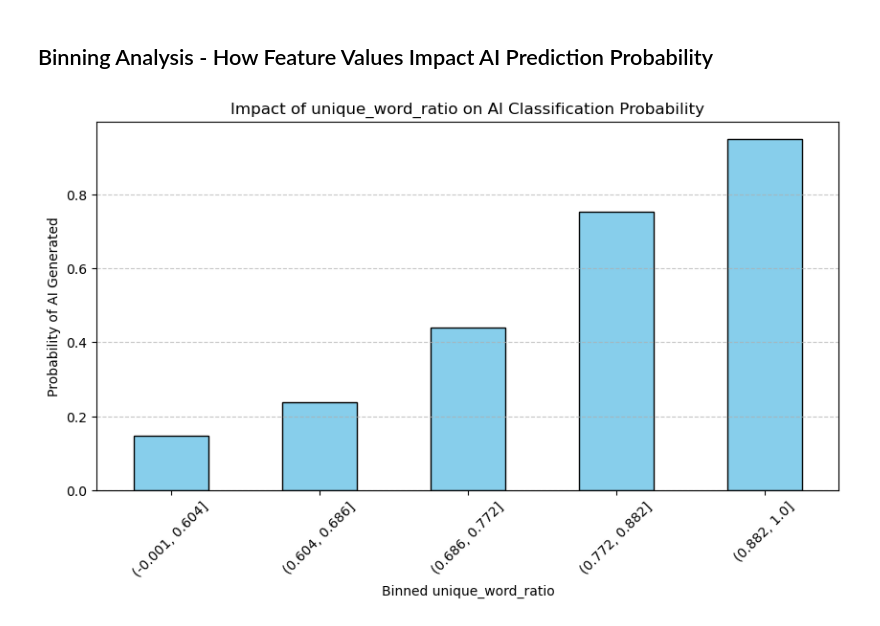
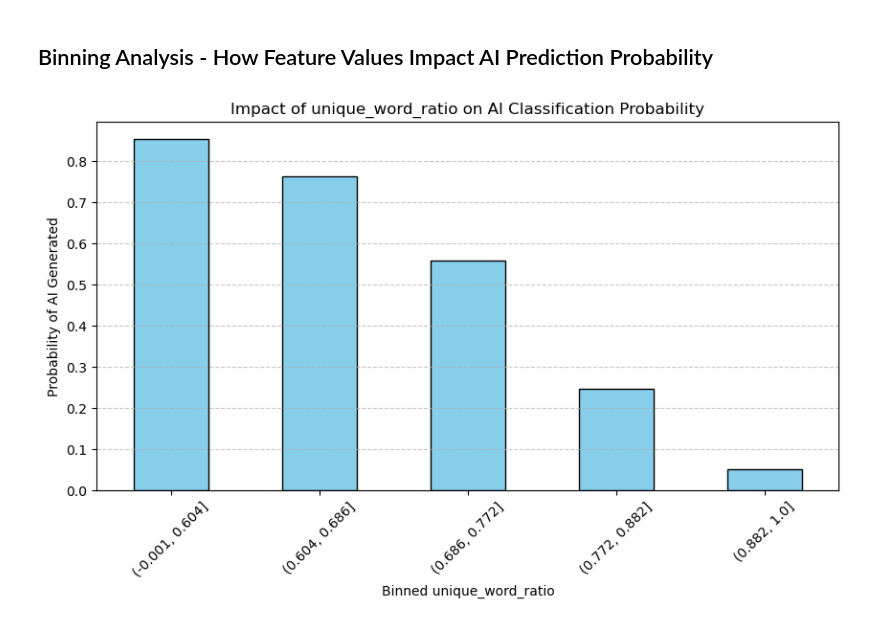
Before and after one commit to MollyMoriJing/MUGC_Detact_Reddit, a Jupyter notebook: human_vs_ai.ipynb, the cells around one changed output. Cells and saved outputs as stored; diff of their text form; code cells hidden in the pictures.

Commit message:
further analysis

```diff
--- a/human_vs_ai.ipynb
+++ b/human_vs_ai.ipynb
@@ -607,23 +627,23 @@ print(mean_df)
 # %% [markdown]
 ## Binning Analysis - How Feature Values Impact AI Prediction Probability
 # %%
-# Select an important feature to analyze
+# Select the feature for binning analysis
 feature = "unique_word_ratio"
 
 # Create quantile-based bins (split data into 5 equal parts)
-df["binned_feature"] = pd.qcut(df[feature], q=5, duplicates="drop")  # Avoid duplicate bins
+df["binned_feature"] = pd.qcut(df[feature], q=5, duplicates="drop")  # Ensures unique bins
 
-# Compute the AI-generated probability for each bin
-bin_analysis = df.groupby("binned_feature")["classification"].mean()
+# Compute the probability of AI-generated text (classification = 0)
+bin_analysis = df.groupby("binned_feature")["classification"].apply(lambda x: (x == 0).mean())
 
 # Plot the results
 plt.figure(figsize=(10, 5))
 bin_analysis.plot(kind="bar", color="skyblue", edgecolor="black")
 plt.xlabel(f"Binned {feature}")
 plt.ylabel("Probability of AI Generated")
 plt.title(f"Impact of {feature} on AI Classification Probability")
 plt.xticks(rotation=45)
 plt.grid(axis="y", linestyle="--", alpha=0.7)
 plt.show()
 # %% [output]
-[figure, old version]
+[figure, new version]
```
Also changed, not shown: parts of 1 cell of this notebook.
